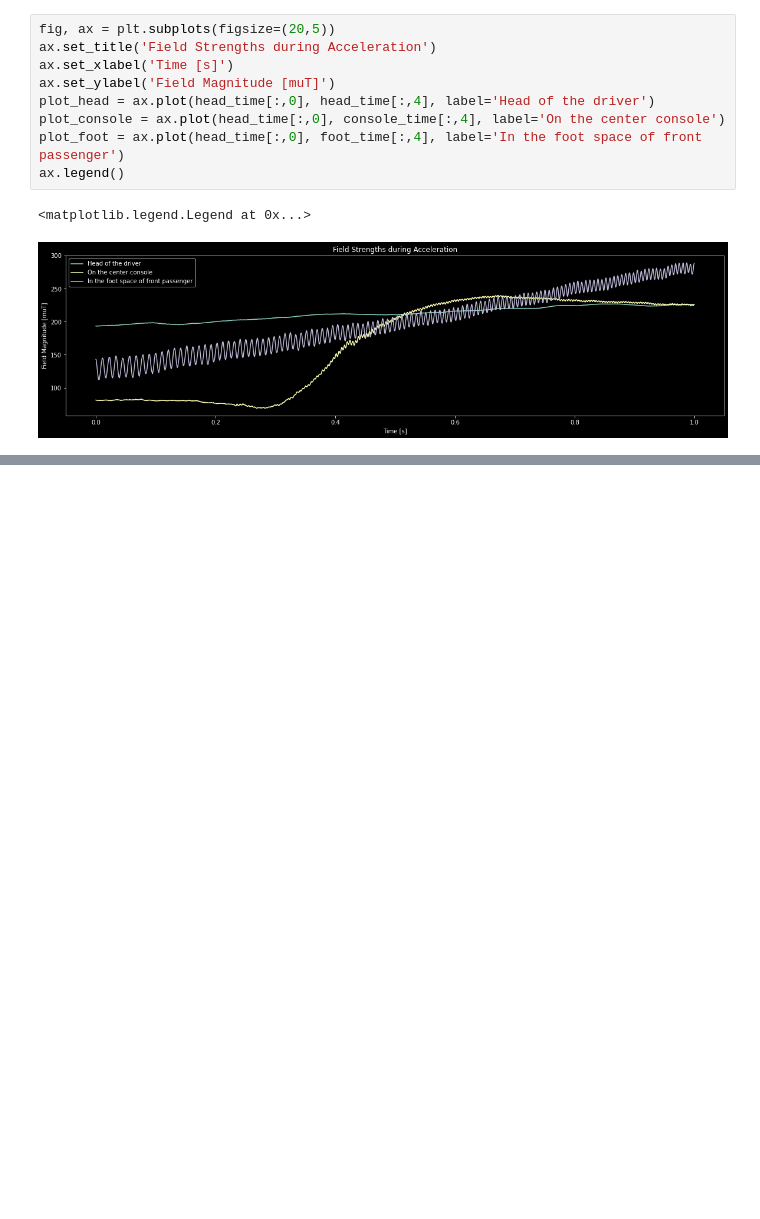
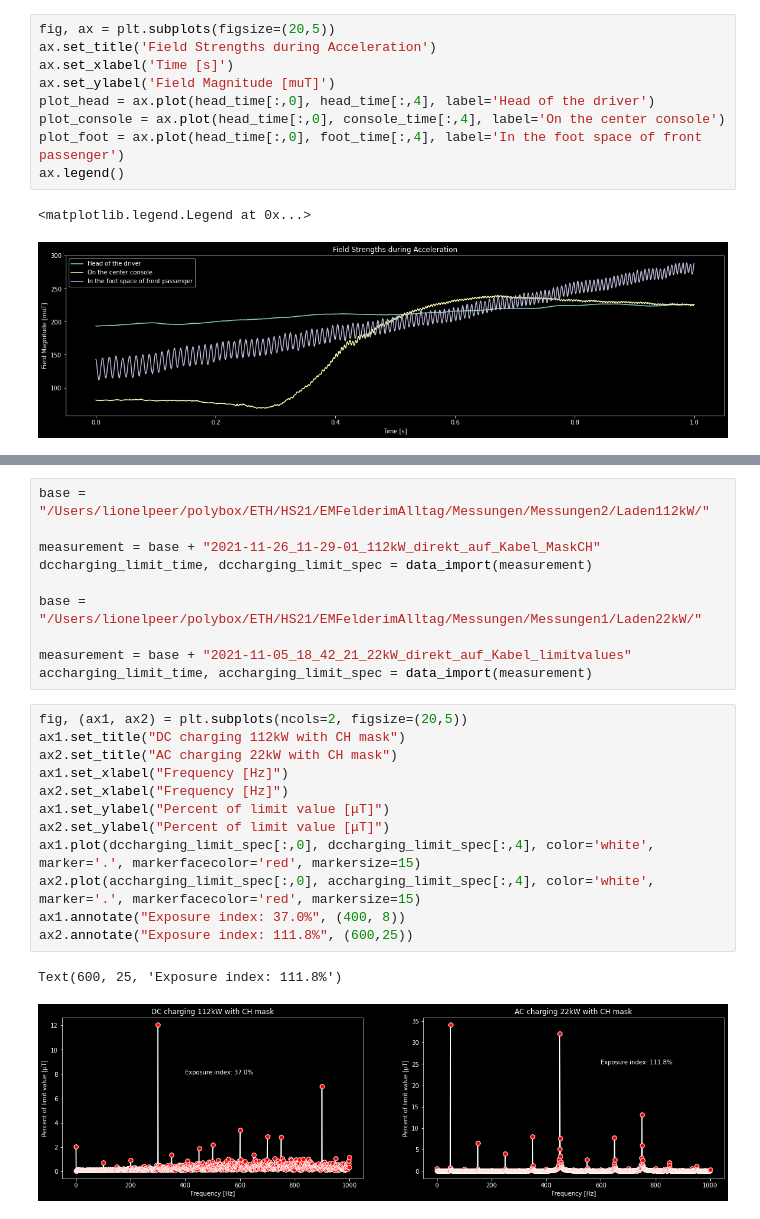
Before and after one commit to liopeer/EMFields, a Jupyter notebook: Body_interaction.ipynb, the cells around one changed output, grey strips where cells are left out. Drawn from its saved outputs; the diff is of its cells as text; blank space fills up the shorter version.

```diff
--- a/Body_interaction.ipynb
+++ b/Body_interaction.ipynb
@@ -37,0 +83,25 @@ ax.legend()
+# %%
+base = "/Users/lionelpeer/polybox/ETH/HS21/EMFelderimAlltag/Messungen/Messungen2/Laden112kW/"
+
+measurement = base + "2021-11-26_11-29-01_112kW_direkt_auf_Kabel_MaskCH"
+dccharging_limit_time, dccharging_limit_spec = data_import(measurement)
+
+base = "/Users/lionelpeer/polybox/ETH/HS21/EMFelderimAlltag/Messungen/Messungen1/Laden22kW/"
+
+measurement = base + "2021-11-05_18_42_21_22kW_direkt_auf_Kabel_limitvalues"
+accharging_limit_time, accharging_limit_spec = data_import(measurement)
+# %%
+fig, (ax1, ax2) = plt.subplots(ncols=2, figsize=(20,5))
+ax1.set_title("DC charging 112kW with CH mask")
+ax2.set_title("AC charging 22kW with CH mask")
+ax1.set_xlabel("Frequency [Hz]")
+ax2.set_xlabel("Frequency [Hz]")
+ax1.set_ylabel("Percent of limit value [μT]")
+ax2.set_ylabel("Percent of limit value [μT]")
+ax1.plot(dccharging_limit_spec[:,0], dccharging_limit_spec[:,4], color='white', marker='.', markerfacecolor='red', markersize=15)
+ax2.plot(accharging_limit_spec[:,0], accharging_limit_spec[:,4], color='white', marker='.', markerfacecolor='red', markersize=15)
+ax1.annotate("Exposure index: 37.0%", (400, 8))
+ax2.annotate("Exposure index: 111.8%", (600,25))
+# %% [output]
+Text(600, 25, 'Exposure index: 111.8%')
+[figure, added]
```
Also changed, not shown: parts of 7 cells of this notebook, 8 other files.
